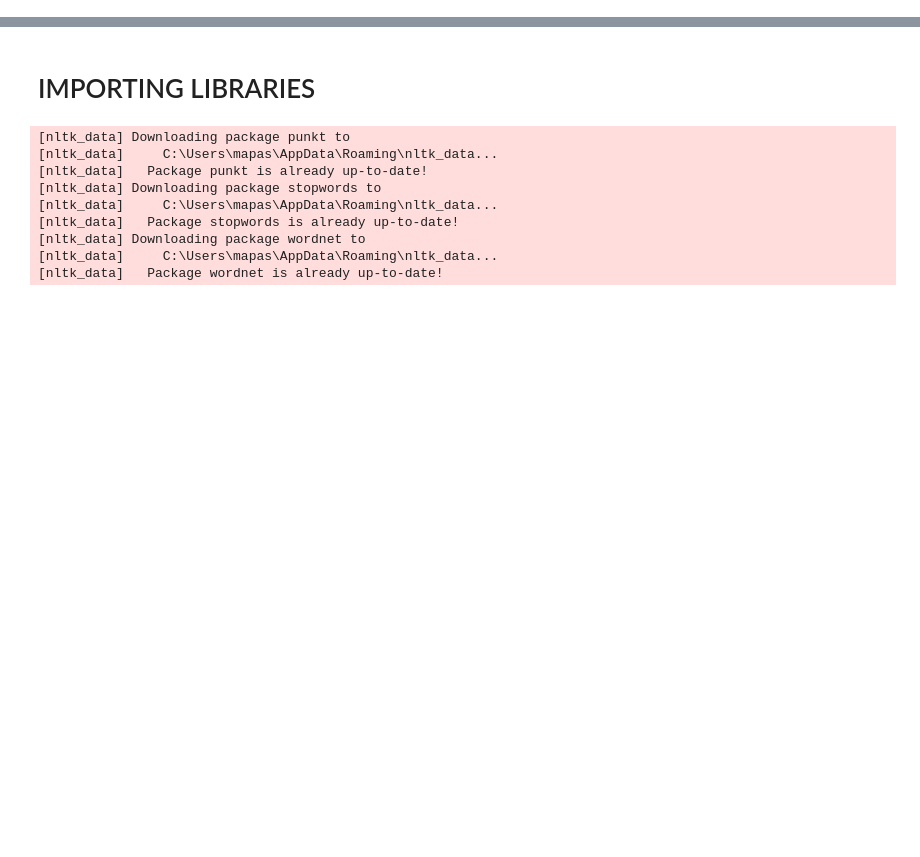
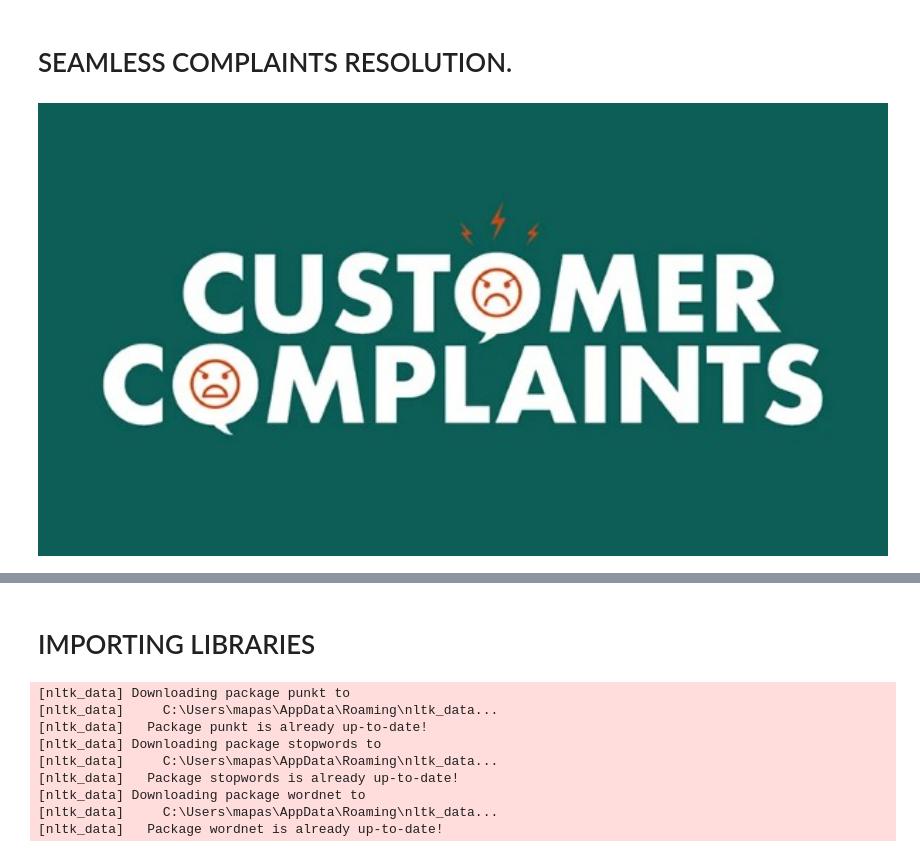
Before and after one commit to Tshifhumulo10/Consumer_Complaints_NLP, a Jupyter notebook: Consumer Complaints.ipynb, the cells around one changed output, grey strips where cells are left out. Drawn from its saved outputs; the diff is of its cells as text; code cells hidden in the pictures; blank space fills up the shorter version.

```diff
--- a/Consumer Complaints.ipynb
+++ b/Consumer Complaints.ipynb
@@ -0,0 +1,6 @@
+# %% [markdown]
+# SEAMLESS COMPLAINTS RESOLUTION.
+# %%
+Image(filename='blob.jpeg', width=1000, height=1000)
+# %% [output]
+[figure, added]
```
Also changed, not shown: parts of 11 cells of this notebook, 2 other files.
